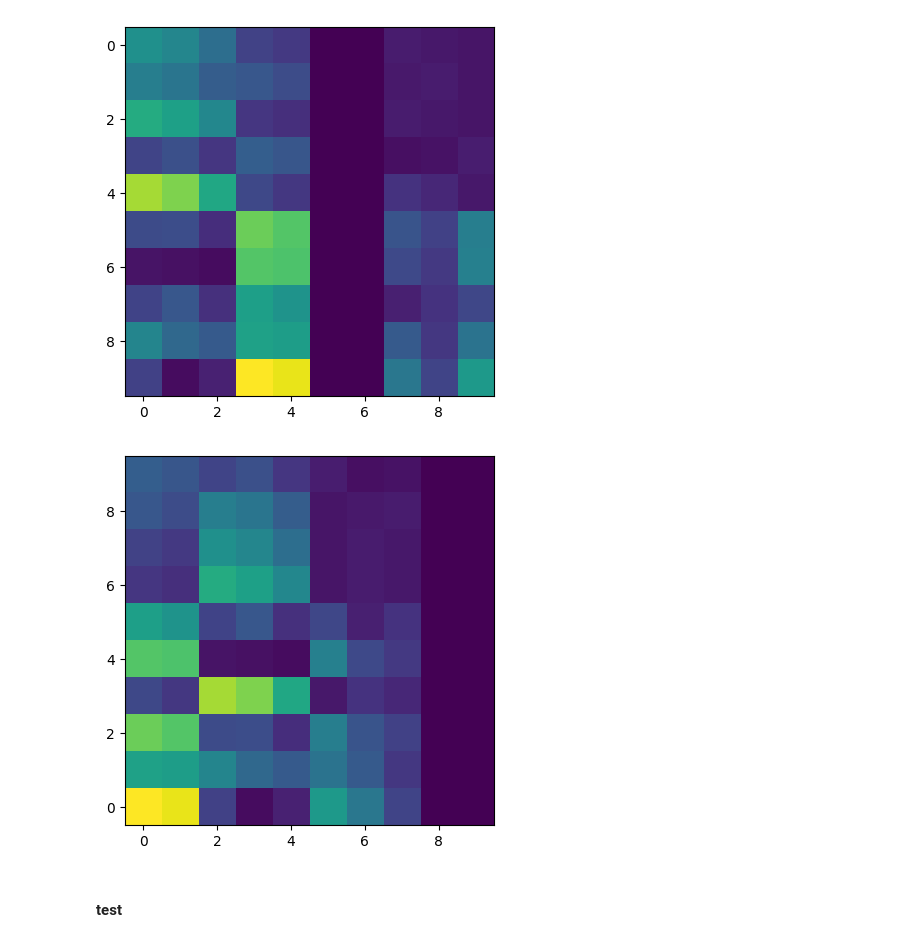
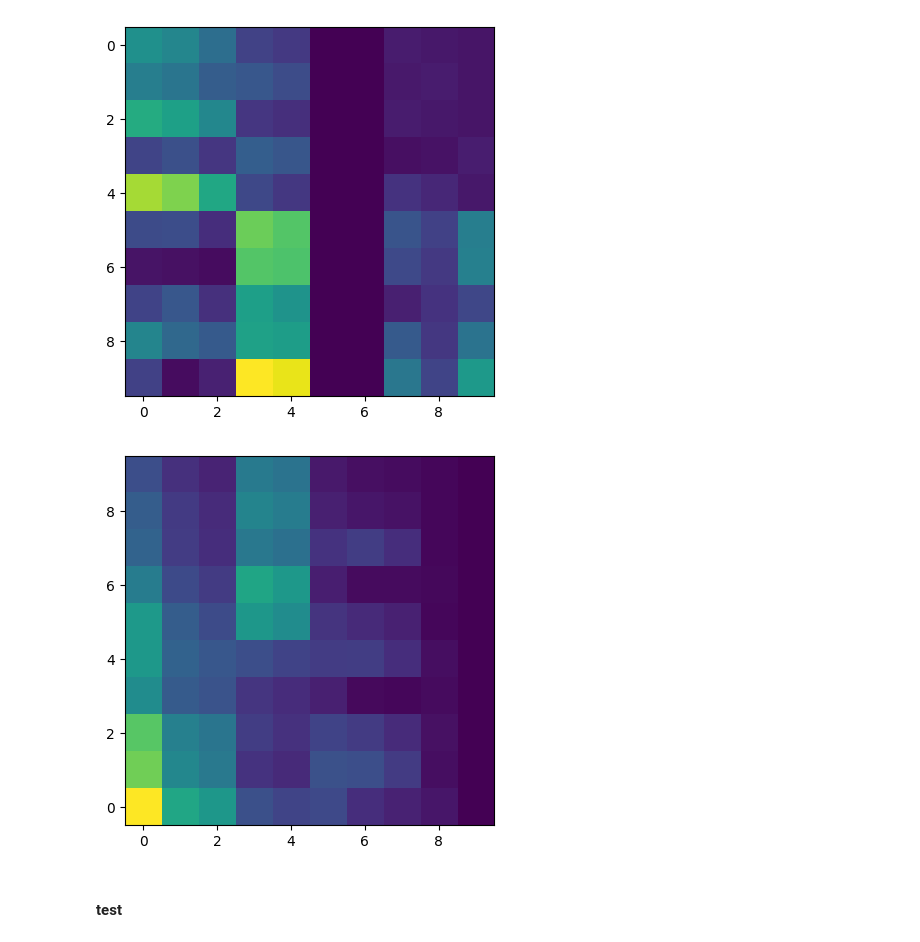
Before and after one commit to jiashuncheng/SCRNN, a Jupyter notebook: plot/plot.ipynb, the cells around one changed output. Saved outputs shown, nothing was run; the diff lists cells and outputs as text; code cells hidden in the pictures.

```diff
--- a/plot/plot.ipynb
+++ b/plot/plot.ipynb
@@ -2149,8 +2280,12 @@ import matplotlib.pyplot as plt
 def hierarchy_cluster(bb):
     methods_x = [np.argsort(-bb.mean(1))]
     methods_y = [np.argsort(-bb.mean(0))]
-    bb[:,:]=bb[np.argsort(-bb.mean(1)),:]
-    bb[:,:]=bb[:,np.argsort(-bb.mean(0))]
+    bb=bb[np.argsort(-bb.mean(1)),:]
+    bb=bb[np.array([0,1,3,8,5,2,4,6,7,9]),:]
+    methods_x.append(np.array([0,1,3,8,5,2,4,6,7,9]))
+    bb=bb[:,np.argsort(-bb.mean(0))]
+    bb=bb[:,np.array([0,2,4,1,3,5,6,7,8,9])]
+    methods_y.append(np.array([0,2,4,1,3,5,6,7,8,9]))
     return bb.clone(), methods_x, methods_y
 
 def trans(a, method_x, method_y):
@@ -2158,39 +2293,76 @@ def trans(a, method_x, method_y):
         a = a[method_x[i], :]
     for j in range(len(method_y)):
         a = a[:,method_y[j]]
     return a.clone()
 
 # 生成随机数据
-with open('/home/jiashuncheng/code/MANN/plot/data/A_5.pkl', 'rb') as a:
+with open('/home/jiashuncheng/code/MANN/plot/data/A_7.pkl', 'rb') as a:
     b = pickle.load(a)
-bb = b[0,:,:]
+bb = b[-1,1,:,:]
+bb = torch.tensor(bb)
 d = bb.clone()
 
 c, method_x, method_y = hierarchy_cluster(bb)
 d = trans(d, method_x, method_y)
 fig, ax = plt.subplots()
-plt.imshow(d)
+plt.imshow(c)
 ax.invert_yaxis()
 plt.show()
 
 import torch
-with open('/home/jiashuncheng/code/MANN/plot/data/A_5(1).pkl', 'rb') as a:
+def hierarchy_cluster(bb):
+    methods_x = [np.argsort(-bb.mean(1))]
+    methods_y = [np.argsort(-bb.mean(0))]
+    bb=bb[np.argsort(-bb.mean(1)),:]
+    bb=bb[np.array([0,1,2,3,7,4,5,6,8,9]),:]
+    methods_x.append(np.array([0,1,2,3,7,4,5,6,8,9]))
+    bb=bb[:,np.argsort(-bb.mean(0))]
+    bb=bb[:,np.array([0,1,4,3,2,5,6,7,8,9])]
+    methods_y.append(np.array([0,1,4,3,2,5,6,7,8,9]))
+    return bb.clone(), methods_x, methods_y
+with open('/home/jiashuncheng/code/MANN/plot/data/A_7.pkl', 'rb') as a:
     b = pickle.load(a)
 b = torch.tensor(b)
 bb = b[-1,0,:,:]
 d, method_x, method_y = hierarchy_cluster(bb)
 for i in range(30):
     c = b[i,0,:,:]
     c = trans(c, method_x, method_y)
     fig, ax = plt.subplots()
     plt.imshow(c, vmax=4, vmin=0)
     ax.invert_yaxis()
     plt.colorbar()
     plt.title(f'timestep={i}')
-    plt.savefig(f'data/figure/{i}.jpg')
+    plt.savefig(f'data/figure_tar0/{i}.jpg')
     plt.close()
+
+# def hierarchy_cluster(bb):
+#     methods_x = [np.argsort(-bb.mean(1))]
+#     methods_y = [np.argsort(-bb.mean(0))]
+#     bb=bb[np.argsort(-bb.mean(1)),:]
+#     bb=bb[np.array([0,1,3,8,5,2,4,6,7,9]),:]
+#     methods_x.append(np.array([0,1,3,8,5,2,4,6,7,9]))
+#     bb=bb[:,np.argsort(-bb.mean(0))]
+#     bb=bb[:,np.array([0,2,4,1,3,5,6,7,8,9])]
+#     methods_y.append(np.array([0,2,4,1,3,5,6,7,8,9]))
+#     return bb.clone(), methods_x, methods_y
+with open('/home/jiashuncheng/code/MANN/plot/data/A_7.pkl', 'rb') as a:
+    b = pickle.load(a)
+b = torch.tensor(b)
+bb = b[-1,1,:,:]
+# d, method_x, method_y = hierarchy_cluster(bb)
+for i in range(30):
+    c = b[i,1,:,:]
+    c = trans(c, method_x, method_y)
+    fig, ax = plt.subplots()
+    plt.imshow(c, vmax=4, vmin=0)
+    ax.invert_yaxis()
+    plt.colorbar()
+    plt.title(f'timestep={i}')
+    plt.savefig(f'data/figure_tar1/{i}.jpg')
+    plt.close()
 # %% [output]
-[figure, old version]
+[figure, new version]
 # %%
 import numpy as np
 from scipy.cluster.hierarchy import dendrogram, linkage
```
Also changed, not shown: parts of 11 cells of this notebook, 3 other files.
